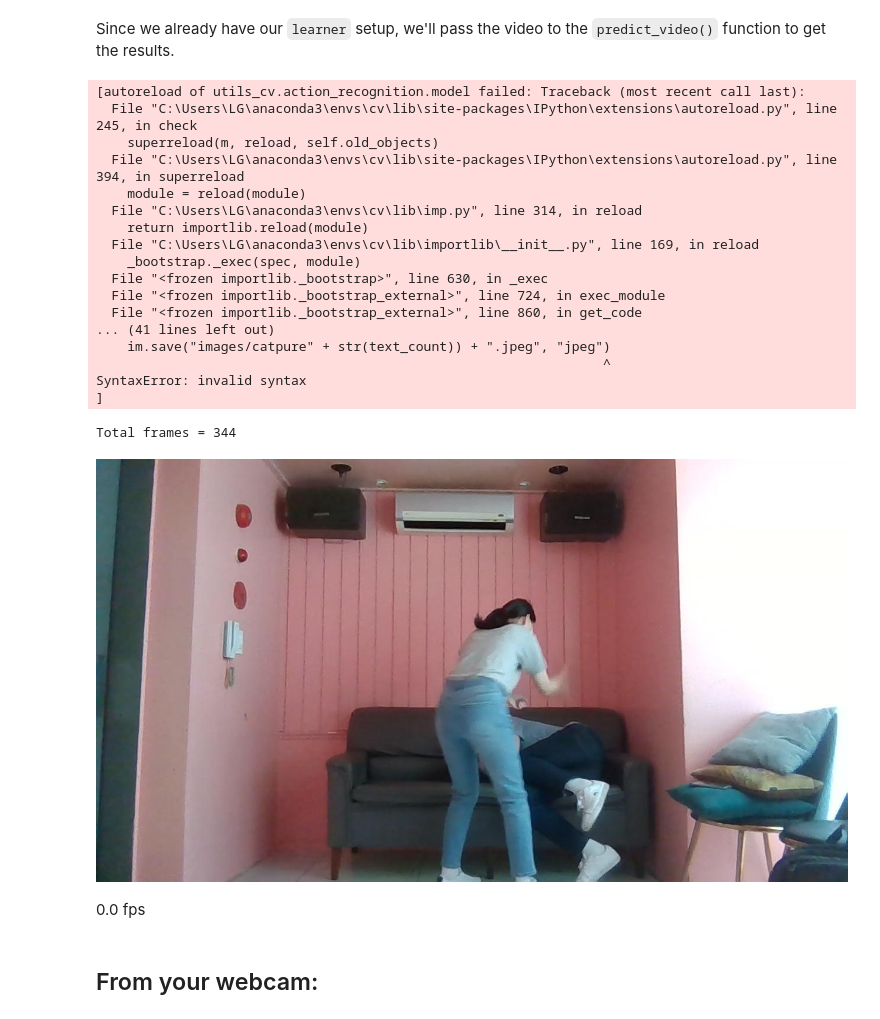
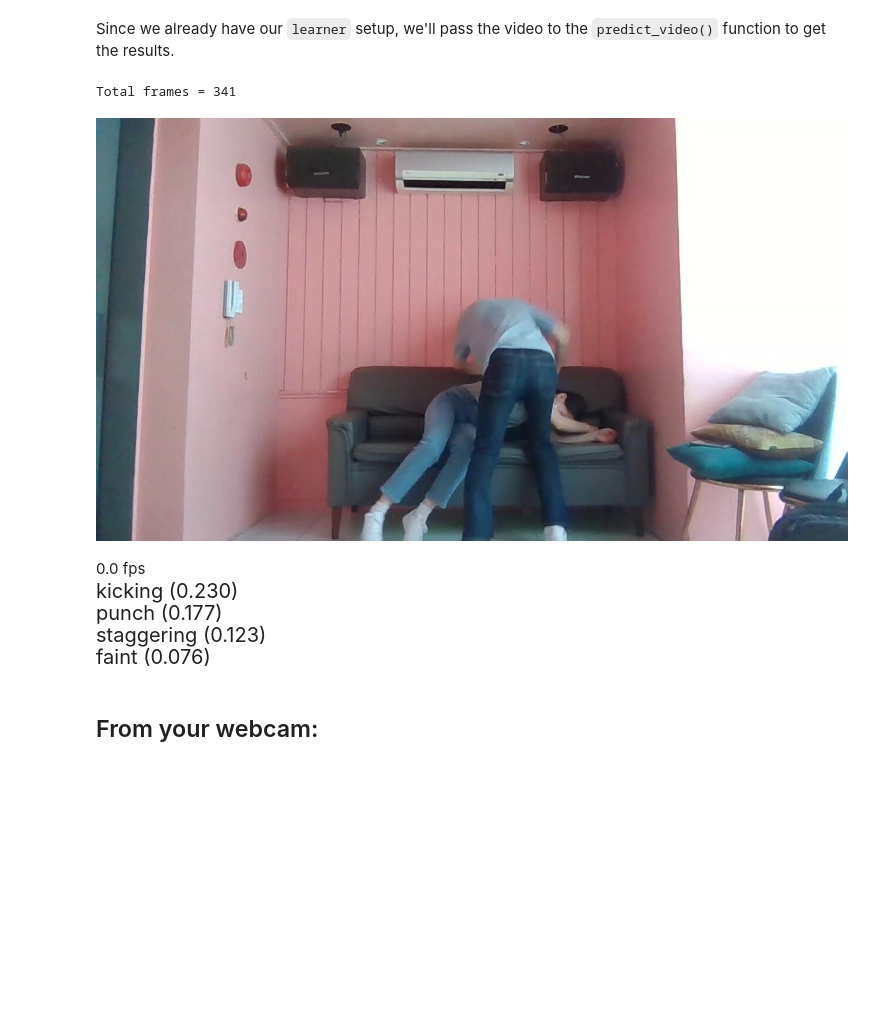
Before and after one commit to jks0522/CrimeCatchCam, a Jupyter notebook: scenarios/action_recognition/00_webcam.ipynb, the cells around one changed output. Cells and saved outputs as stored; diff of their text form; code cells hidden in the pictures; blank space fills up the shorter version.

```diff
--- a/scenarios/action_recognition/00_webcam.ipynb
+++ b/scenarios/action_recognition/00_webcam.ipynb
@@ -97,0 +90,6 @@ Using cache found in C:\Users\LG/.cache\torch\hub\moabitcoin_ig65m-pytorch_maste
+# %%
+learner = VideoLearner(
+    sample_length=NUM_FRAMES,
+    num_classes=11
+)
+learner.load('crimecatchcam', 'C:/Users/LG/.cache/torch/checkpoints')
@@ -115,2 +102,16 @@ LABELS[:10]
+# %%
+LABELS = [
+    "faint",
+    "lying",
+    "sitdown",
+    "standup",
+    "staggering",
+    "fallingdown",
+    "headache",
+    "punch",
+    "kicking",
+    "hugging",
+    "wieldknife"
+]
 # %% [markdown]
 Among them, we will use 50 classes that we are interested in (i.e. the actions make sense to demonstrate in front of the webcam) and ignore other classes by filtering out from the model outputs. This will help us reduce the noise during prediction.
@@ -143,0 +118,7 @@ len(TARGET_LABELS)
+# %%
+TARGET_LABELS = [
+    "faint",
+    "punch",
+    "kicking"
+]
+len(TARGET_LABELS)
@@ -162,35 +145,22 @@ ChunkedEncodingError: ("Connection broken: ConnectionAbortedError(10053, '현재
 # %% [markdown]
 Since we already have our `learner` setup, we'll pass the video to the `predict_video()` function to get the results.
 # %%
-video = str(data_path()/"sample_video.mp4")
+video = str(data_path()/"WIN_20210605_14_24_53_Pro.mp4")
 learner.predict_video(
     video,
     LABELS,
     averaging_size=AVERAGING_SIZE,
     score_threshold=SCORE_THRESHOLD,
     target_labels=TARGET_LABELS,
 )
 # %% [output]
-[autoreload of utils_cv.action_recognition.model failed: Traceback (most recent call last):
-  File "C:\Users\LG\anaconda3\envs\cv\lib\site-packages\IPython\extensions\autoreload.py", line 245, in check
-    superreload(m, reload, self.old_objects)
-  File "C:\Users\LG\anaconda3\envs\cv\lib\site-packages\IPython\extensions\autoreload.py", line 394, in superreload
-    module = reload(module)
-  File "C:\Users\LG\anaconda3\envs\cv\lib\imp.py", line 314, in reload
-    return importlib.reload(module)
-  File "C:\Users\LG\anaconda3\envs\cv\lib\importlib\__init__.py", line 169, in reload
-    _bootstrap._exec(spec, module)
-  File "<frozen importlib._bootstrap>", line 630, in _exec
-  File "<frozen importlib._bootstrap_external>", line 724, in exec_module
-  File "<frozen importlib._bootstrap_external>", line 860, in get_code
-... (41 lines left out)
-    im.save("images/catpure" + str(text_count)) + ".jpeg", "jpeg")
-                                                                 ^
-SyntaxError: invalid syntax
-]
+Total frames = 341
-Total frames = 344
-[figure, old version]
+[figure, new version]
 0.0 fps
+kicking (0.230)
+punch (0.177)
+staggering (0.123)
+faint (0.076)
 # %% [markdown]
 ## From your webcam:
 # %% [markdown]
```
Also changed, not shown: parts of 6 cells of this notebook, 1 other file.
